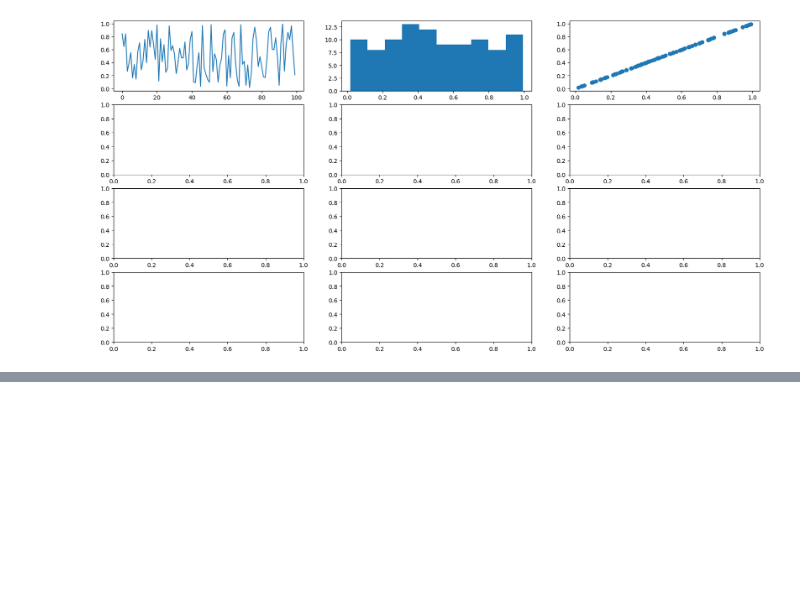
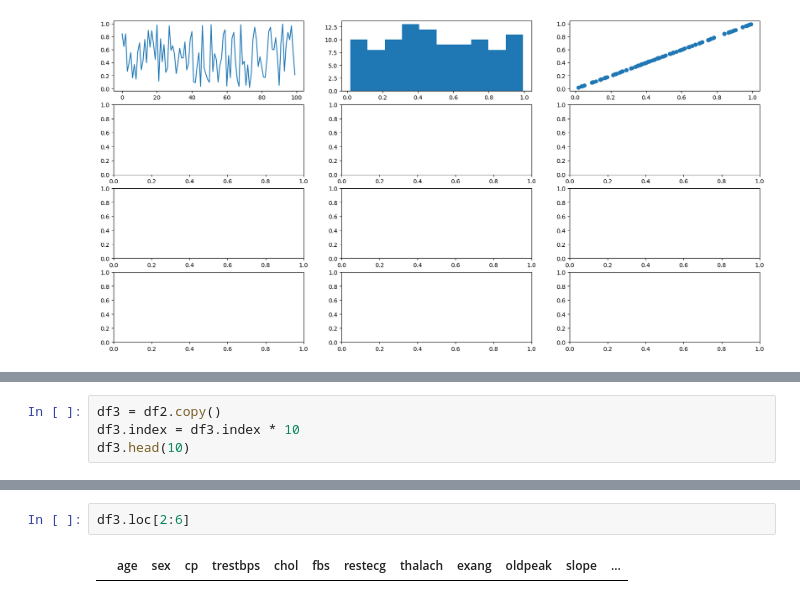
Before and after one commit to hdnsameera/jupyter-playground, a Jupyter notebook: Introduction to Matplotlib.ipynb, the cells around one changed output, grey strips where cells are left out. Saved outputs shown, nothing was run; the diff lists cells and outputs as text; blank space fills up the shorter version.

```diff
--- a/Introduction to Matplotlib.ipynb
+++ b/Introduction to Matplotlib.ipynb
@@ -516,0 +517,4 @@ df2.iloc[2:6]
+# %%
+df3 = df2.copy()
+df3.index = df3.index * 10
+df3.head(10)
@@ -516,0 +541,4 @@ df2.iloc[2:6]
+# %%
+df3.loc[2:6]
+# %% [output]
+|  | age | sex | cp | trestbps | chol | fbs | restecg | thalach | exang | oldpeak | slope | ... |
```
Also changed, not shown: parts of 9 cells of this notebook.
